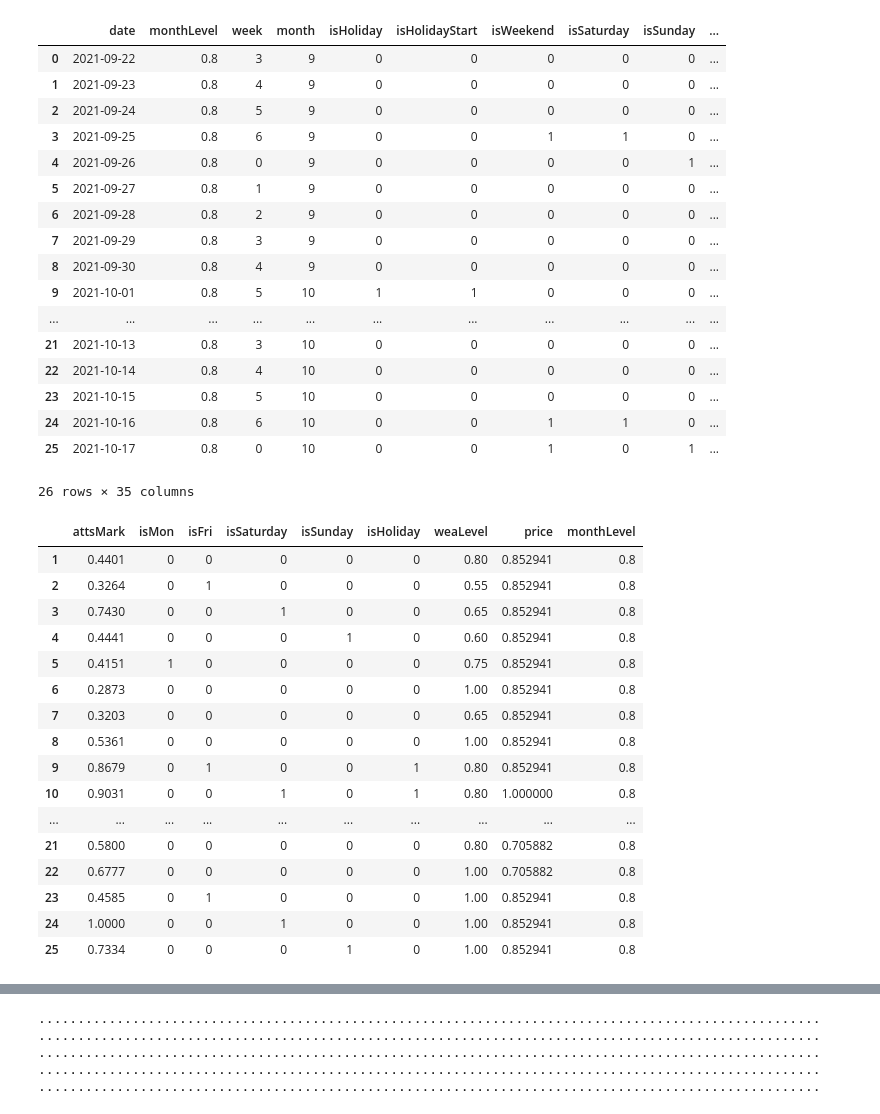
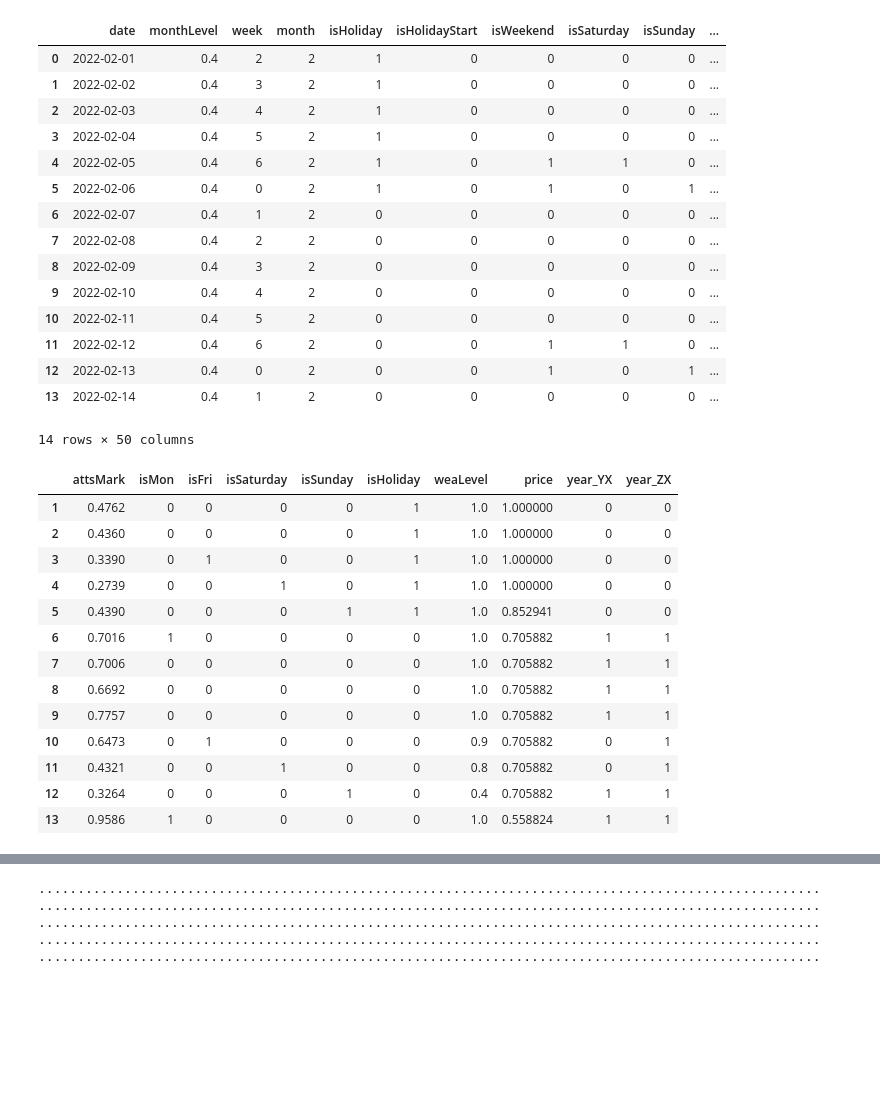
Before and after one commit to 17disney/passenger-flow-forecast, a Jupyter notebook: book/usb.ipynb, the cells around one changed output, grey strips where cells are left out. Saved outputs shown, nothing was run; the diff lists cells and outputs as text; code cells hidden in the pictures; blank space fills up the shorter version.

```diff
--- a/book/usb.ipynb
+++ b/book/usb.ipynb
@@ -9,58 +10,53 @@ from datetime import datetime
 from tensorflow import keras
 from tensorflow.keras import layers
 # %%
-def fetchData():
-    res = requests.post("http://localhost:7001/api/etl/usb")
-    result = res.json()
-    return result
+def fetchData(startDate, endDate):
+    res = requests.post("http://localhost:7001/api/etl/usb", data={'startDate': startDate, 'endDate': endDate})
+    res = res.json()
+    return res
 # %%
-df = fetchData()
+df = fetchData('2022-02-01', '2022-02-14')
 df = pd.json_normalize(df)
 df
 # %% [output]
 |  | date | monthLevel | week | month | isHoliday | isHolidayStart | isWeekend | isSaturday | isSunday | ... |
-| 0 | 2021-09-22 | 0.8 | 3 | 9 | 0 | 0 | 0 | 0 | 0 | ... |
-| 1 | 2021-09-23 | 0.8 | 4 | 9 | 0 | 0 | 0 | 0 | 0 | ... |
-| 2 | 2021-09-24 | 0.8 | 5 | 9 | 0 | 0 | 0 | 0 | 0 | ... |
-| 3 | 2021-09-25 | 0.8 | 6 | 9 | 0 | 0 | 1 | 1 | 0 | ... |
-| 4 | 2021-09-26 | 0.8 | 0 | 9 | 0 | 0 | 0 | 0 | 1 | ... |
-| 5 | 2021-09-27 | 0.8 | 1 | 9 | 0 | 0 | 0 | 0 | 0 | ... |
-| 6 | 2021-09-28 | 0.8 | 2 | 9 | 0 | 0 | 0 | 0 | 0 | ... |
-| 7 | 2021-09-29 | 0.8 | 3 | 9 | 0 | 0 | 0 | 0 | 0 | ... |
-| 8 | 2021-09-30 | 0.8 | 4 | 9 | 0 | 0 | 0 | 0 | 0 | ... |
-| 9 | 2021-10-01 | 0.8 | 5 | 10 | 1 | 1 | 0 | 0 | 0 | ... |
-| ... | ... | ... | ... | ... | ... | ... | ... | ... | ... | ... |
-| 21 | 2021-10-13 | 0.8 | 3 | 10 | 0 | 0 | 0 | 0 | 0 | ... |
-| 22 | 2021-10-14 | 0.8 | 4 | 10 | 0 | 0 | 0 | 0 | 0 | ... |
-| 23 | 2021-10-15 | 0.8 | 5 | 10 | 0 | 0 | 0 | 0 | 0 | ... |
-| 24 | 2021-10-16 | 0.8 | 6 | 10 | 0 | 0 | 1 | 1 | 0 | ... |
-| 25 | 2021-10-17 | 0.8 | 0 | 10 | 0 | 0 | 1 | 0 | 1 | ... |
+| 0 | 2022-02-01 | 0.4 | 2 | 2 | 1 | 0 | 0 | 0 | 0 | ... |
+| 1 | 2022-02-02 | 0.4 | 3 | 2 | 1 | 0 | 0 | 0 | 0 | ... |
+| 2 | 2022-02-03 | 0.4 | 4 | 2 | 1 | 0 | 0 | 0 | 0 | ... |
+| 3 | 2022-02-04 | 0.4 | 5 | 2 | 1 | 0 | 0 | 0 | 0 | ... |
+| 4 | 2022-02-05 | 0.4 | 6 | 2 | 1 | 0 | 1 | 1 | 0 | ... |
+| 5 | 2022-02-06 | 0.4 | 0 | 2 | 1 | 0 | 1 | 0 | 1 | ... |
+| 6 | 2022-02-07 | 0.4 | 1 | 2 | 0 | 0 | 0 | 0 | 0 | ... |
+| 7 | 2022-02-08 | 0.4 | 2 | 2 | 0 | 0 | 0 | 0 | 0 | ... |
+| 8 | 2022-02-09 | 0.4 | 3 | 2 | 0 | 0 | 0 | 0 | 0 | ... |
+| 9 | 2022-02-10 | 0.4 | 4 | 2 | 0 | 0 | 0 | 0 | 0 | ... |
+| 10 | 2022-02-11 | 0.4 | 5 | 2 | 0 | 0 | 0 | 0 | 0 | ... |
+| 11 | 2022-02-12 | 0.4 | 6 | 2 | 0 | 0 | 1 | 1 | 0 | ... |
+| 12 | 2022-02-13 | 0.4 | 0 | 2 | 0 | 0 | 1 | 0 | 1 | ... |
+| 13 | 2022-02-14 | 0.4 | 1 | 2 | 0 | 0 | 0 | 0 | 0 | ... |
-26 rows × 35 columns
+14 rows × 50 columns
 # %%
 #
 # df['flows'] = df['max']
 # df['tickets'] = df['total']
-dataset = df[['attsMark', 'isMon', 'isFri', 'isSaturday', 'isSunday', 'isHoliday', 'weaLevel', 'price', 'monthLevel']]
+dataset = df[['attsMark', 'isMon', 'isFri', 'isSaturday', 'isSunday', 'isHoliday', 'weaLevel', 'price', 'year_YX', 'year_ZX']]
 dataset = dataset[1:]
 dataset
 # %% [output]
-|  | attsMark | isMon | isFri | isSaturday | isSunday | isHoliday | weaLevel | price | monthLevel |
-| 1 | 0.4401 | 0 | 0 | 0 | 0 | 0 | 0.80 | 0.852941 | 0.8 |
-| 2 | 0.3264 | 0 | 1 | 0 | 0 | 0 | 0.55 | 0.852941 | 0.8 |
-| 3 | 0.7430 | 0 | 0 | 1 | 0 | 0 | 0.65 | 0.852941 | 0.8 |
-| 4 | 0.4441 | 0 | 0 | 0 | 1 | 0 | 0.60 | 0.852941 | 0.8 |
-| 5 | 0.4151 | 1 | 0 | 0 | 0 | 0 | 0.75 | 0.852941 | 0.8 |
-| 6 | 0.2873 | 0 | 0 | 0 | 0 | 0 | 1.00 | 0.852941 | 0.8 |
-| 7 | 0.3203 | 0 | 0 | 0 | 0 | 0 | 0.65 | 0.852941 | 0.8 |
-| 8 | 0.5361 | 0 | 0 | 0 | 0 | 0 | 1.00 | 0.852941 | 0.8 |
-| 9 | 0.8679 | 0 | 1 | 0 | 0 | 1 | 0.80 | 0.852941 | 0.8 |
-| 10 | 0.9031 | 0 | 0 | 1 | 0 | 1 | 0.80 | 1.000000 | 0.8 |
-| ... | ... | ... | ... | ... | ... | ... | ... | ... | ... |
-| 21 | 0.5800 | 0 | 0 | 0 | 0 | 0 | 0.80 | 0.705882 | 0.8 |
-| 22 | 0.6777 | 0 | 0 | 0 | 0 | 0 | 1.00 | 0.705882 | 0.8 |
-| 23 | 0.4585 | 0 | 1 | 0 | 0 | 0 | 1.00 | 0.852941 | 0.8 |
-| 24 | 1.0000 | 0 | 0 | 1 | 0 | 0 | 1.00 | 0.852941 | 0.8 |
-| 25 | 0.7334 | 0 | 0 | 0 | 1 | 0 | 1.00 | 0.852941 | 0.8 |
+|  | attsMark | isMon | isFri | isSaturday | isSunday | isHoliday | weaLevel | price | year_YX | year_ZX |
+| 1 | 0.4762 | 0 | 0 | 0 | 0 | 1 | 1.0 | 1.000000 | 0 | 0 |
+| 2 | 0.4360 | 0 | 0 | 0 | 0 | 1 | 1.0 | 1.000000 | 0 | 0 |
+| 3 | 0.3390 | 0 | 1 | 0 | 0 | 1 | 1.0 | 1.000000 | 0 | 0 |
+| 4 | 0.2739 | 0 | 0 | 1 | 0 | 1 | 1.0 | 1.000000 | 0 | 0 |
+| 5 | 0.4390 | 0 | 0 | 0 | 1 | 1 | 1.0 | 0.852941 | 0 | 0 |
+| 6 | 0.7016 | 1 | 0 | 0 | 0 | 0 | 1.0 | 0.705882 | 1 | 1 |
+| 7 | 0.7006 | 0 | 0 | 0 | 0 | 0 | 1.0 | 0.705882 | 1 | 1 |
+| 8 | 0.6692 | 0 | 0 | 0 | 0 | 0 | 1.0 | 0.705882 | 1 | 1 |
+| 9 | 0.7757 | 0 | 0 | 0 | 0 | 0 | 1.0 | 0.705882 | 1 | 1 |
+| 10 | 0.6473 | 0 | 1 | 0 | 0 | 0 | 0.9 | 0.705882 | 0 | 1 |
+| 11 | 0.4321 | 0 | 0 | 1 | 0 | 0 | 0.8 | 0.705882 | 0 | 1 |
+| 12 | 0.3264 | 0 | 0 | 0 | 1 | 0 | 0.4 | 0.705882 | 1 | 1 |
+| 13 | 0.9586 | 1 | 0 | 0 | 0 | 0 | 1.0 | 0.558824 | 1 | 1 |
 # %%
 # 拆分训练数据集和测试数据集
 train_dataset = dataset.sample(frac=0.8,random_state=0)
```
Also changed, not shown: parts of 10 cells of this notebook, 2 other files.
